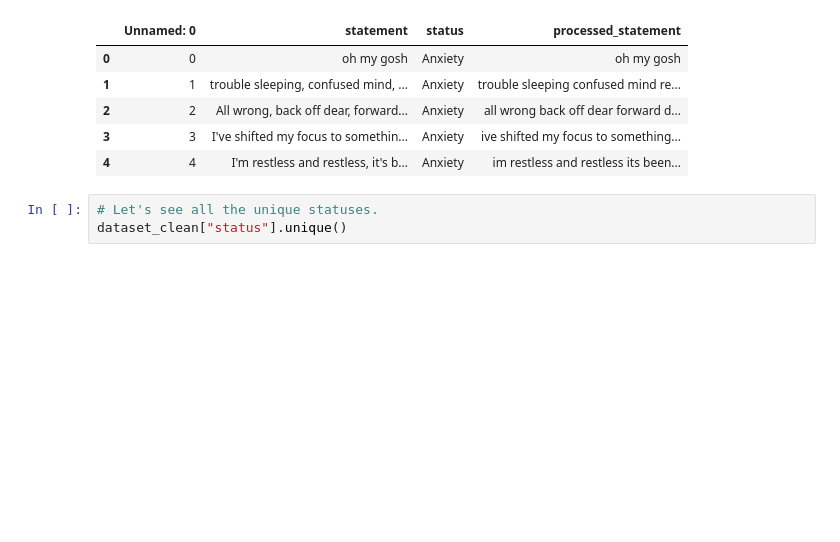
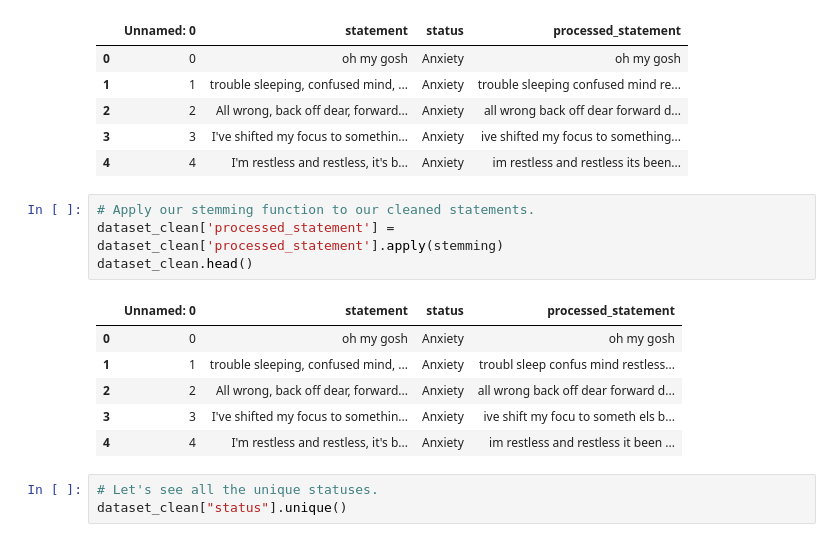
Before and after one commit to a-r97/final_project, a Jupyter notebook: final_project_v3.ipynb, the cells around one changed output. Cells and saved outputs as stored; diff of their text form; blank space fills up the shorter version.

```diff
--- a/final_project_v3.ipynb
+++ b/final_project_v3.ipynb
@@ -105,6 +125,17 @@ dataset_clean.head()
 | 2 | 2 | All wrong, back off dear, forward... | Anxiety | all wrong back off dear forward d... |
 | 3 | 3 | I've shifted my focus to somethin... | Anxiety | ive shifted my focus to something... |
 | 4 | 4 | I'm restless and restless, it's b... | Anxiety | im restless and restless its been... |
+# %%
+# Apply our stemming function to our cleaned statements.
+dataset_clean['processed_statement'] = dataset_clean['processed_statement'].apply(stemming)
+dataset_clean.head()
+# %% [output]
+|  | Unnamed: 0 | statement | status | processed_statement |
+| 0 | 0 | oh my gosh | Anxiety | oh my gosh |
+| 1 | 1 | trouble sleeping, confused mind, ... | Anxiety | troubl sleep confus mind restless... |
+| 2 | 2 | All wrong, back off dear, forward... | Anxiety | all wrong back off dear forward d... |
+| 3 | 3 | I've shifted my focus to somethin... | Anxiety | ive shift my focu to someth els b... |
+| 4 | 4 | I'm restless and restless, it's b... | Anxiety | im restless and restless it been ... |
 # %%
 # Let's see all the unique statuses.
 dataset_clean["status"].unique()
```
Also changed, not shown: parts of 23 cells of this notebook.
